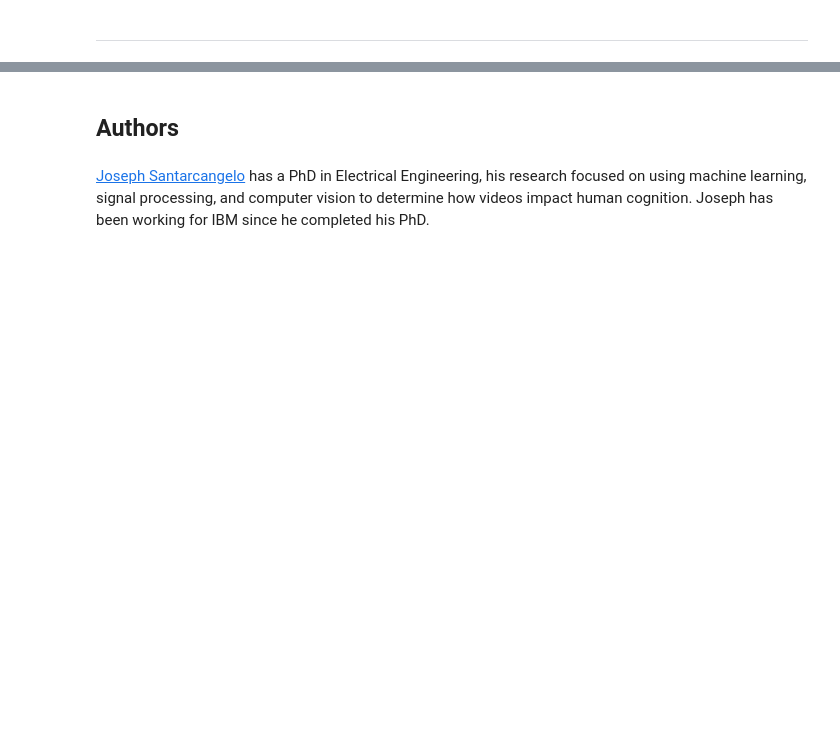
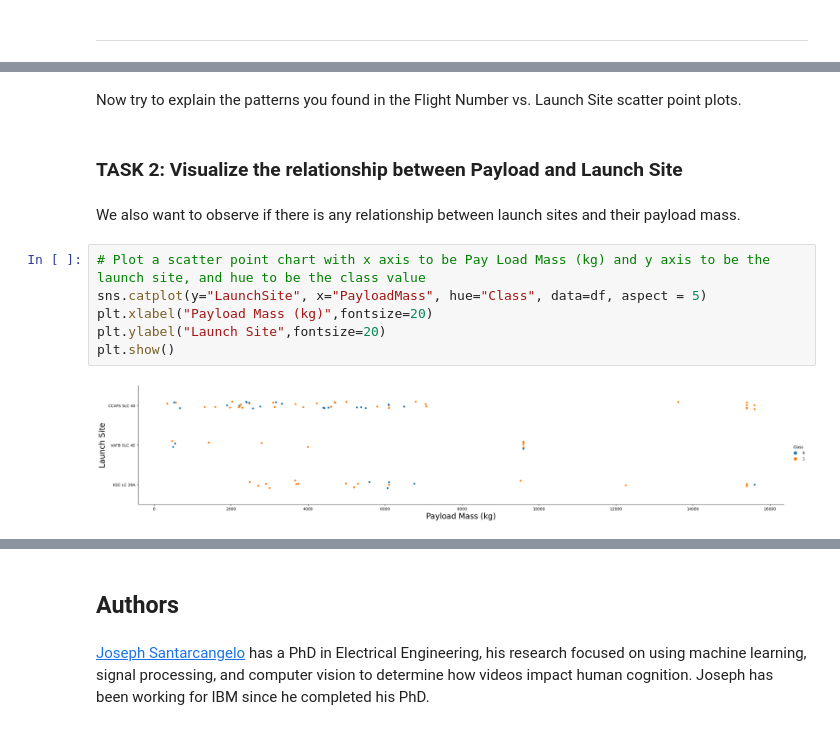
Before and after one commit to kumar12328/Master, a Jupyter notebook: Capstone Project.ipynb, the cells around one changed output, grey strips where cells are left out. Cells and saved outputs as stored; diff of their text form; blank space fills up the shorter version.

```diff
--- a/Capstone Project.ipynb
+++ b/Capstone Project.ipynb
@@ -321,0 +95,14 @@ Accuracy for K nearsdt neighbors method: 0.8333333333333334
+# %% [markdown]
+Now try to explain the patterns you found in the Flight Number vs. Launch Site scatter point plots.
+# %% [markdown]
+### TASK 2: Visualize the relationship between Payload and Launch Site
+# %% [markdown]
+We also want to observe if there is any relationship between launch sites and their payload mass.
+# %%
+# Plot a scatter point chart with x axis to be Pay Load Mass (kg) and y axis to be the launch site, and hue to be the class value
+sns.catplot(y="LaunchSite", x="PayloadMass", hue="Class", data=df, aspect = 5)
+plt.xlabel("Payload Mass (kg)",fontsize=20)
+plt.ylabel("Launch Site",fontsize=20)
+plt.show()
+# %% [output]
+[figure, added]
```
Also changed, not shown: parts of 124 cells of this notebook.
